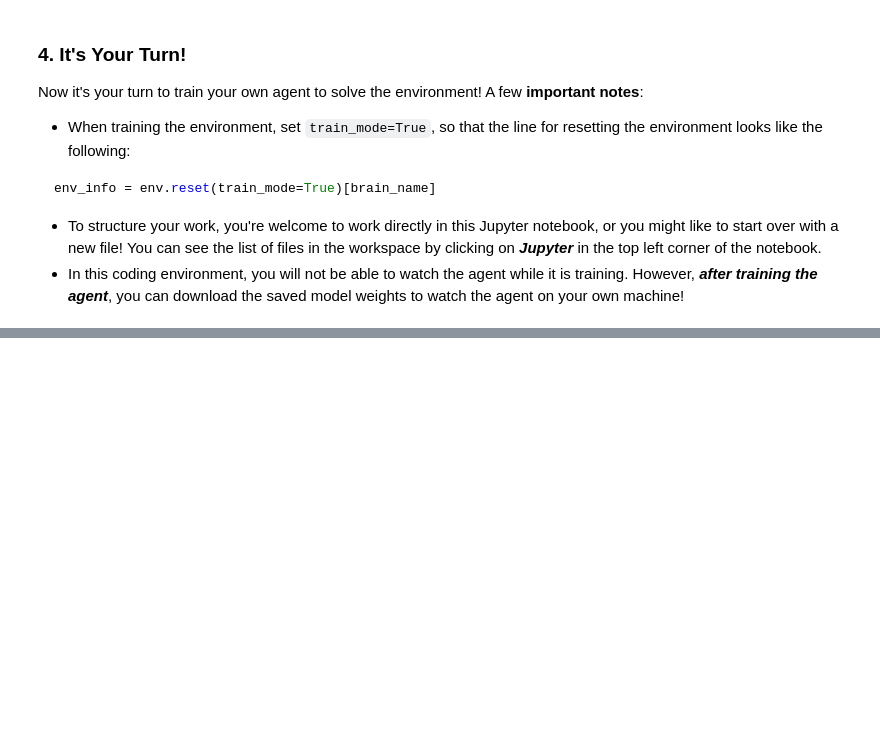
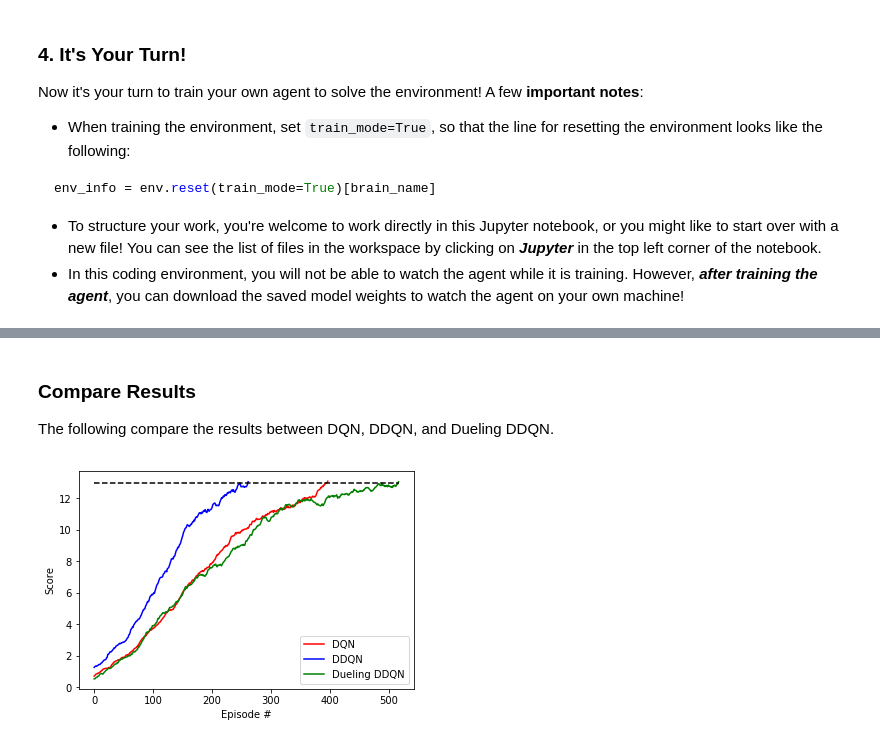
Before and after one commit to Brandon-HY-Lin/deep-reinforcement-learning, a Jupyter notebook: p1_navigation/Navigation.ipynb, the cells around one changed output, grey strips where cells are left out. Cells and saved outputs as stored; diff of their text form; code cells hidden in the pictures; blank space fills up the shorter version.

````diff
--- a/p1_navigation/Navigation.ipynb
+++ b/p1_navigation/Navigation.ipynb
@@ -104,9 +119,3 @@ env_info = env.reset(train_mode=True)[brain_name]
 ```
 - To structure your work, you're welcome to work directly in this Jupyter notebook, or you might like to start over with a new file!  You can see the list of files in the workspace by clicking on **_Jupyter_** in the top left corner of the notebook.
 - In this coding environment, you will not be able to watch the agent while it is training.  However, **_after training the agent_**, you can download the saved model weights to watch the agent on your own machine!
-# %%
-from unityagents import UnityEnvironment
-import numpy as np
-
-# please do not modify the line below
-env = UnityEnvironment(file_name="/data/Banana_Linux_NoVis/Banana.x86_64")
@@ -254,0 +275,49 @@ plt.show()
+# %% [markdown]
+### Compare Results
+The following compare the results between DQN, DDQN, and Dueling DDQN.
+# %%
+import matplotlib.pyplot as plt
+%matplotlib inline
+import numpy as np
+import pickle
+
+from collections import namedtuple
+
+def plot_averaged_results(parcels, n_moving_window, alpha=1.0):
+
+    fig = plt.figure()
+    ax = fig.add_subplot(111)
+
+    for p in parcels:
+        comment, path_log, color = p
+        with open(path_log, 'rb') as f:
+            scores = pickle.load(f)
+
+        moving_average = np.convolve(scores, np.ones((n_moving_window,))/n_moving_window, mode='valid')
+
+
+#         plt.plot(np.arange(len(scores)), scores, color=color, alpha=alpha)
+        plt.plot(np.arange(len(moving_average)), moving_average,
+                 label='{}'.format(comment),
+                 color=color, alpha=alpha)
+
+
+    #draw horizontal line
+    plt.plot(np.arange(len(moving_average)), np.ones(len(moving_average)) * 13.0, 'k--')
+
+
+    plt.legend()
+    plt.ylabel('Score')
+    plt.xlabel('Episode #')
+    plt.show()
+
+
+n_moving_window = 100
+LogParcel = namedtuple('LogParcel', ['comment', 'path', 'color'])
+logParcels = [LogParcel('DQN', './logs/scores_dqn.pickles', 'r'),
+        LogParcel('DDQN', './logs/scores_ddqn_epsEnd_002_epsDecay_098.pickles', 'b'),
+        LogParcel('Dueling DDQN', './logs/scores_dueling_ddqn_epsDecay_098_epsEnd_01.pickles', 'g')]
+
+plot_averaged_results(logParcels, n_moving_window)
+# %% [output]
+[figure, added]
````
Also changed, not shown: parts of 7 cells of this notebook, 14 other files.
